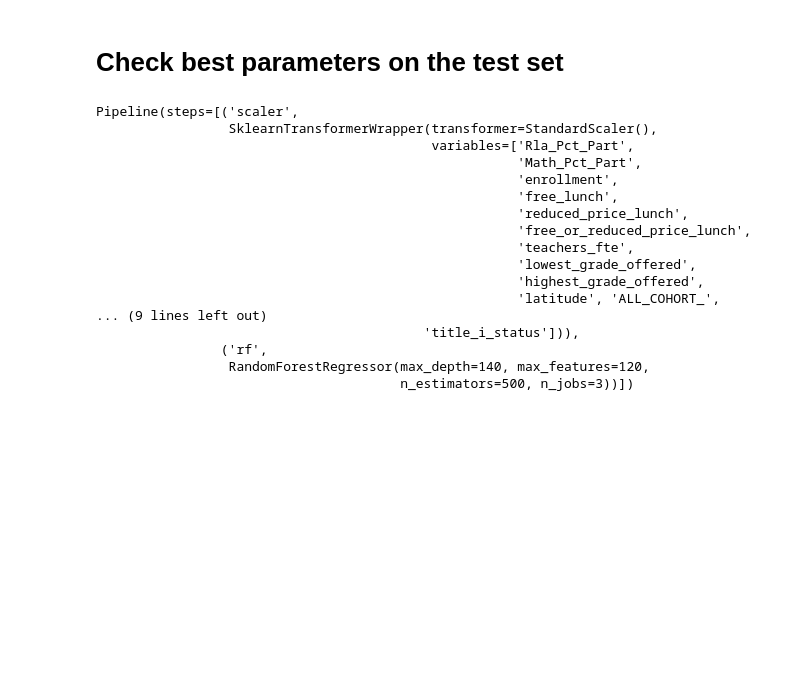
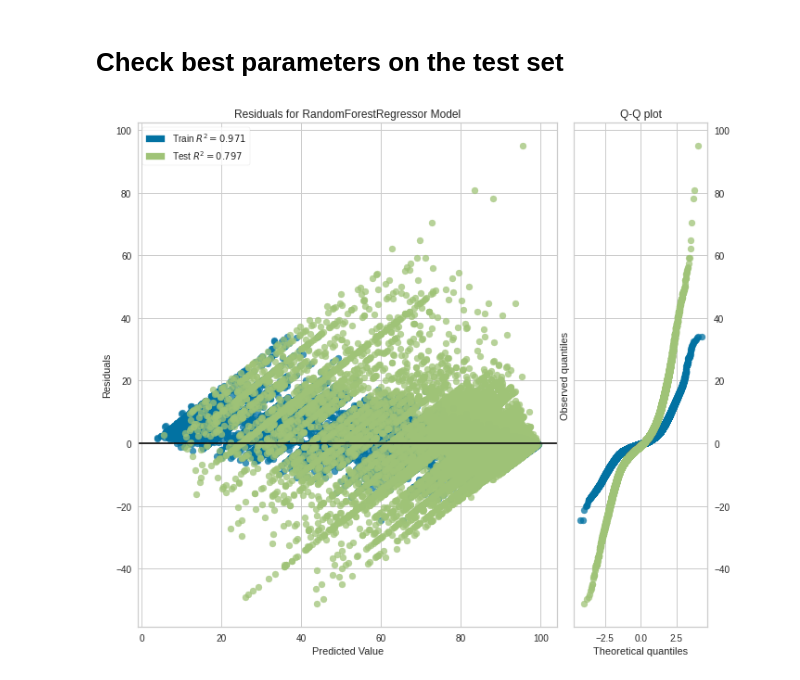
Before and after one commit to georgetown-analytics/student-outcomes, a Jupyter notebook: notebooks/model_dataA_random_forest_1.ipynb, the cells around one changed output. Saved outputs shown, nothing was run; the diff lists cells and outputs as text; code cells hidden in the pictures; blank space fills up the shorter version.

```diff
--- a/notebooks/model_dataA_random_forest_1.ipynb
+++ b/notebooks/model_dataA_random_forest_1.ipynb
@@ -110,21 +109,30 @@ clf = {}
 scaler = SklearnTransformerWrapper(transformer=StandardScaler(),
                                     variables=numeric_cols)
 # %%
-
-
+import warnings
+import joblib
+import os
+warnings.simplefilter(action='ignore', category=pd.errors.PerformanceWarning)
 param_grid = {
-    'rf__n_estimators': [150],
-    'rf__max_features': ['sqrt'],
-    'rf__max_depth': [100,75],
-    'rf__ccp_alpha': [0.0,0.4,0.8],
+    'rf__n_estimators': [300,350],
+    'rf__max_features': ['sqrt',200],
+    'rf__max_depth': [125,120],
+    'rf__ccp_alpha': [0.0,0.5],
     'rf__random_state': [42],
 }
 pipe = Pipeline(steps=[("scaler", scaler), ("onehot", OneHotEncoder(drop_last=True, variables=categoricals)),
-                        ("rf", RandomForestRegressor(n_jobs=3))])
-clf = GridSearchCV(pipe, param_grid, cv=3, verbose=4,scoring='r2')
-clf.fit(Xtrain, ytrain)
+                        ("rf", RandomForestRegressor())])
 
-# Best method had ccp_alpha of 0 and max_depth 100
+# Load model from disk instead of running again.
+# Running this job takes 64 minutes.
+clf = {}
+local_model_path = "../../student_outcome_saved_models/model_datasetA_random_forest_gridsearch1.pkl"
+if os.path.exists(local_model_path):
+    clf = joblib.load(local_model_path)
+else:
+    clf = GridSearchCV(pipe, param_grid, cv=2, n_jobs=2, verbose=4,scoring='r2')
+    clf.fit(Xtrain, ytrain)
+    joblib.dump(clf, 'model_datasetA_random_forest_gridsearch1.pkl')
 # %% [markdown]
 * Tune parameters
 * Run model on train and test and sets
@@ -140,34 +166,16 @@ clf.cv_results_
 # %% [markdown]
 # Check best parameters on the test set
 # %%
-# Validate the model on the train and test sets
-import warnings
-warnings.simplefilter(action='ignore', category=pd.errors.PerformanceWarning)
+# Validate the best model on the train and test sets
 
 pipe2 = Pipeline(steps=[("scaler", scaler), ("onehot", OneHotEncoder(drop_last=True, variables=categoricals)),
-                            ("rf", RandomForestRegressor(n_jobs=3, n_estimators=500,max_features=120,max_depth=140))])
+                            ("rf", RandomForestRegressor(n_jobs=3, n_estimators=350,max_features=200,max_depth=125))])
 pipe2.fit(Xtrain,ytrain)
-# plt.rcParams["figure.figsize"] = (11, 10)
-# residuals_plot(pipe2, Xtrain, ytrain, Xtest, ytest, hist=False, qqplot=True)
-# plt.show()
-# print("RMSE on test set = ")
-# mean_squared_error(ytest, pipe2.predict(Xtest), squared=False)
+plt.rcParams["figure.figsize"] = (11, 10)
+residuals_plot(pipe2, Xtrain, ytrain, Xtest, ytest, hist=False, qqplot=True)
+plt.show()
+
+# The fact that our residuals are far from normal suggests that we could improve our model.
 # %% [output]
-Pipeline(steps=[('scaler',
-                 SklearnTransformerWrapper(transformer=StandardScaler(),
-                                           variables=['Rla_Pct_Part',
-                                                      'Math_Pct_Part',
-                                                      'enrollment',
-                                                      'free_lunch',
-                                                      'reduced_price_lunch',
-                                                      'free_or_reduced_price_lunch',
-                                                      'teachers_fte',
-                                                      'lowest_grade_offered',
-                                                      'highest_grade_offered',
-                                                      'latitude', 'ALL_COHORT_',
-... (9 lines left out)
-                                          'title_i_status'])),
-                ('rf',
-                 RandomForestRegressor(max_depth=140, max_features=120,
-                                       n_estimators=500, n_jobs=3))])
+[figure, added]
 # %%
```
Also changed, not shown: parts of 10 cells of this notebook, 2 other files.
